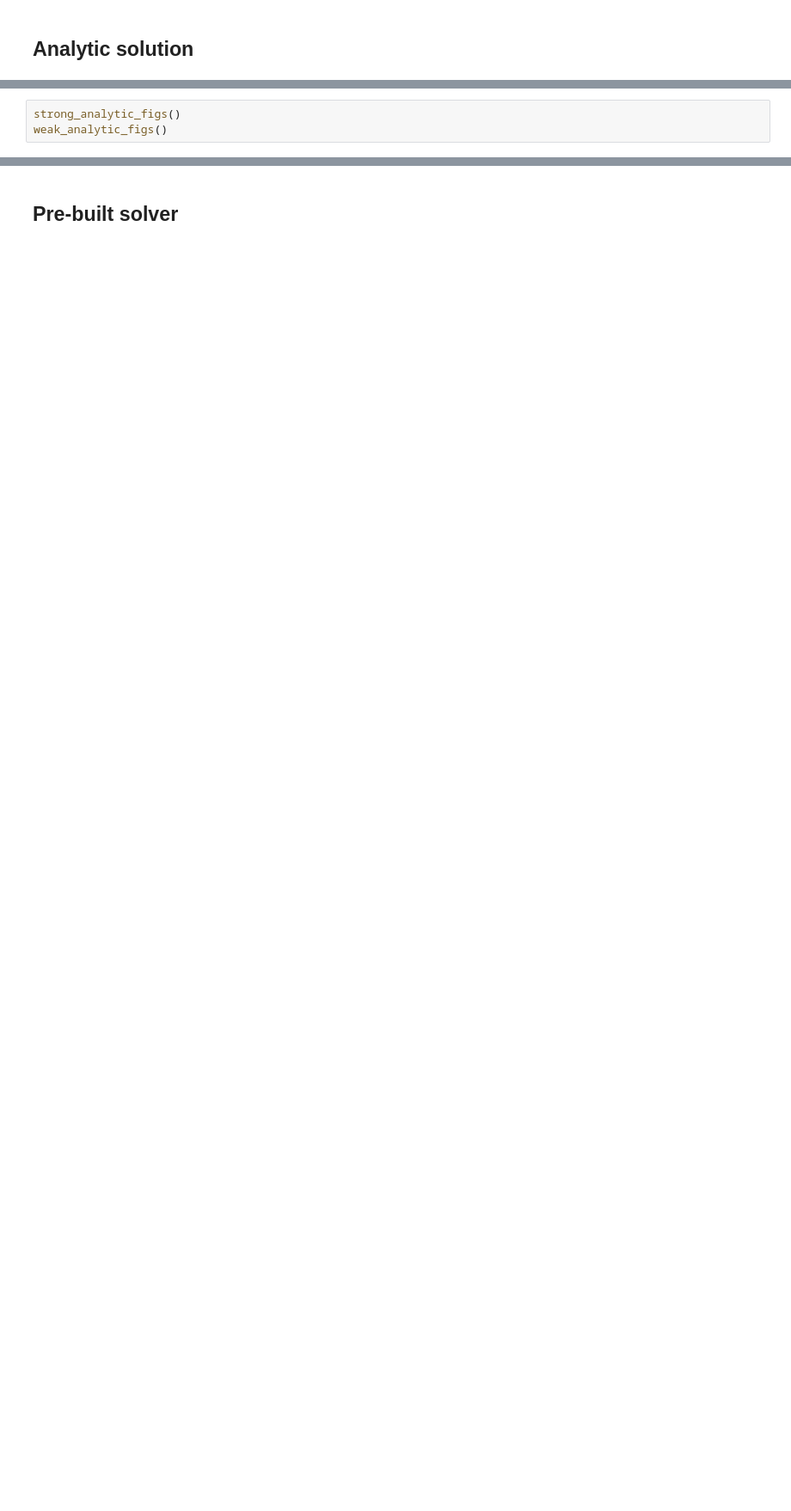
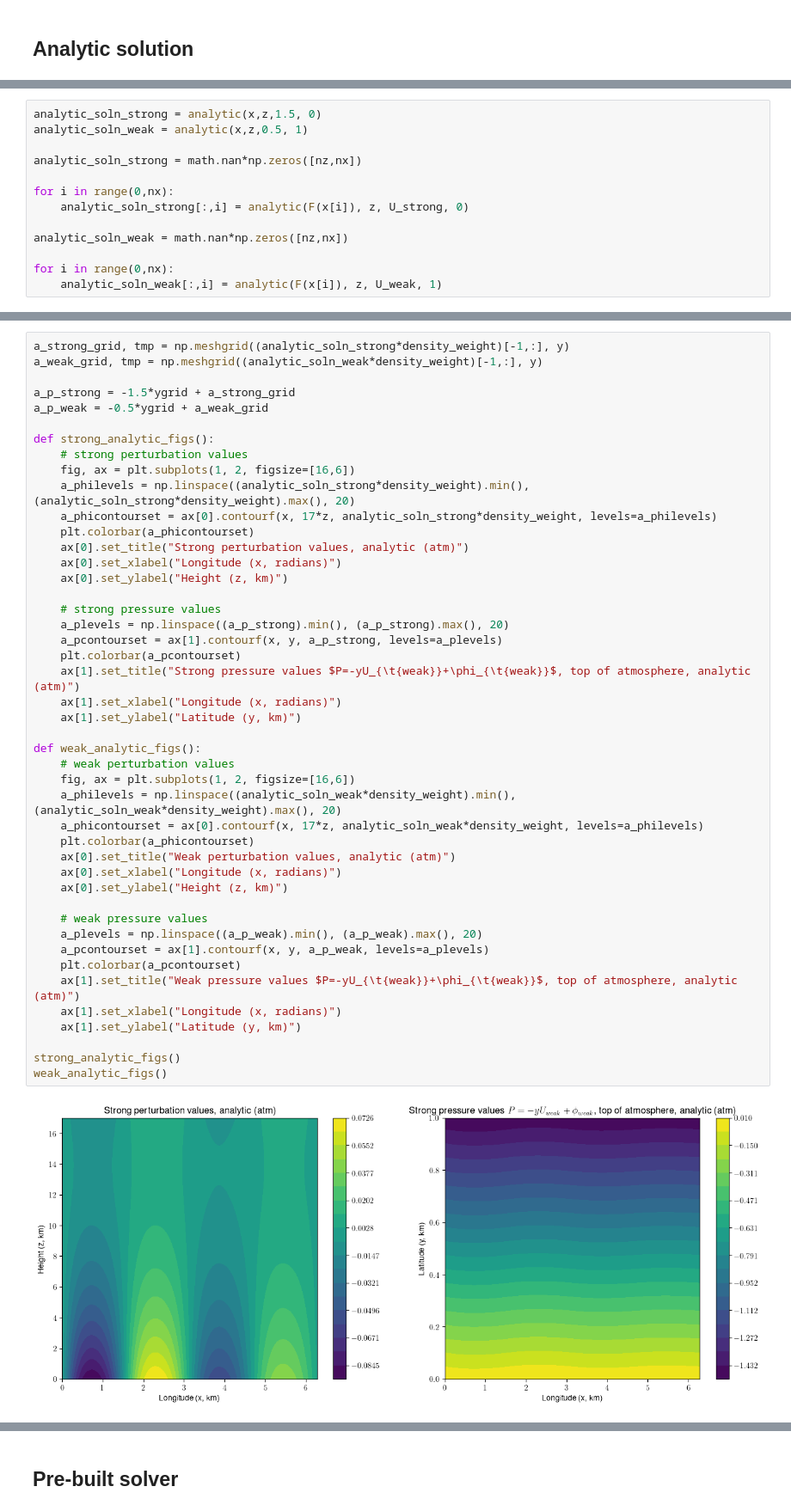
Before and after one commit to connorjhaynes/ESM2025, a Jupyter notebook: finalproject_connorhaynes_seanjordan.ipynb, the cells around one changed output, grey strips where cells are left out. Shown at 86% size. Cells and saved outputs as stored; diff of their text form; blank space fills up the shorter version.

```diff
--- a/finalproject_connorhaynes_seanjordan.ipynb
+++ b/finalproject_connorhaynes_seanjordan.ipynb
@@ -182,3 +250,13 @@ With a function to compute these analytic solutions in hand we now may compute s
 # %%
-strong_analytic_figs()
-weak_analytic_figs()
+analytic_soln_strong = analytic(x,z,1.5, 0)
+analytic_soln_weak = analytic(x,z,0.5, 1)
+
+analytic_soln_strong = math.nan*np.zeros([nz,nx])
+
+for i in range(0,nx):
+    analytic_soln_strong[:,i] = analytic(F(x[i]), z, U_strong, 0)
+
+analytic_soln_weak = math.nan*np.zeros([nz,nx])
+
+for i in range(0,nx):
+    analytic_soln_weak[:,i] = analytic(F(x[i]), z, U_weak, 1)
@@ -187,0 +265,47 @@ weak_analytic_figs()
+# %%
+a_strong_grid, tmp = np.meshgrid((analytic_soln_strong*density_weight)[-1,:], y)
+a_weak_grid, tmp = np.meshgrid((analytic_soln_weak*density_weight)[-1,:], y)
+
+a_p_strong = -1.5*ygrid + a_strong_grid
+a_p_weak = -0.5*ygrid + a_weak_grid
+
+def strong_analytic_figs():
+    # strong perturbation values
+    fig, ax = plt.subplots(1, 2, figsize=[16,6])
+    a_philevels = np.linspace((analytic_soln_strong*density_weight).min(), (analytic_soln_strong*density_weight).max(), 20)
+    a_phicontourset = ax[0].contourf(x, 17*z, analytic_soln_strong*density_weight, levels=a_philevels)
+    plt.colorbar(a_phicontourset)
+    ax[0].set_title("Strong perturbation values, analytic (atm)")
+    ax[0].set_xlabel("Longitude (x, radians)")
+    ax[0].set_ylabel("Height (z, km)")
+
+    # strong pressure values
+    a_plevels = np.linspace((a_p_strong).min(), (a_p_strong).max(), 20)
+    a_pcontourset = ax[1].contourf(x, y, a_p_strong, levels=a_plevels)
+    plt.colorbar(a_pcontourset)
+    ax[1].set_title("Strong pressure values $P=-yU_{\t{weak}}+\phi_{\t{weak}}$, top of atmosphere, analytic (atm)")
+    ax[1].set_xlabel("Longitude (x, radians)")
+    ax[1].set_ylabel("Latitude (y, km)")
+
+def weak_analytic_figs():
+    # weak perturbation values
+    fig, ax = plt.subplots(1, 2, figsize=[16,6])
+    a_philevels = np.linspace((analytic_soln_weak*density_weight).min(), (analytic_soln_weak*density_weight).max(), 20)
+    a_phicontourset = ax[0].contourf(x, 17*z, analytic_soln_weak*density_weight, levels=a_philevels)
+    plt.colorbar(a_phicontourset)
+    ax[0].set_title("Weak perturbation values, analytic (atm)")
+    ax[0].set_xlabel("Longitude (x, radians)")
+    ax[0].set_ylabel("Height (z, km)")
+
+    # weak pressure values
+    a_plevels = np.linspace((a_p_weak).min(), (a_p_weak).max(), 20)
+    a_pcontourset = ax[1].contourf(x, y, a_p_weak, levels=a_plevels)
+    plt.colorbar(a_pcontourset)
+    ax[1].set_title("Weak pressure values $P=-yU_{\t{weak}}+\phi_{\t{weak}}$, top of atmosphere, analytic (atm)")
+    ax[1].set_xlabel("Longitude (x, radians)")
+    ax[1].set_ylabel("Latitude (y, km)")
+
+strong_analytic_figs()
+weak_analytic_figs()
+# %% [output]
+[figure, added]
```
Also changed, not shown: parts of 28 cells of this notebook.
